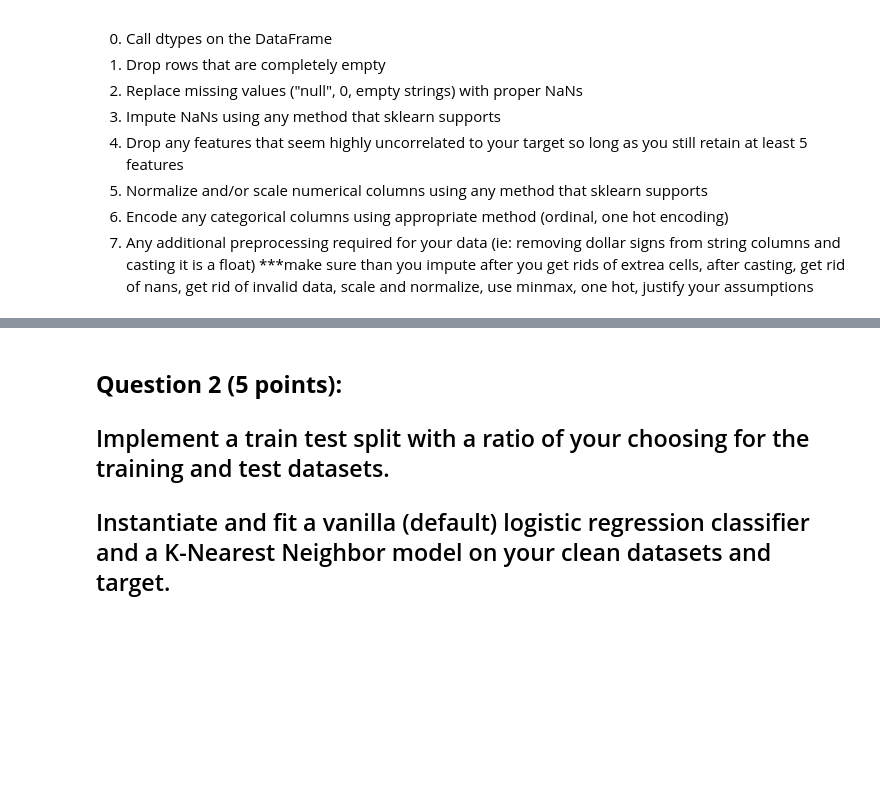
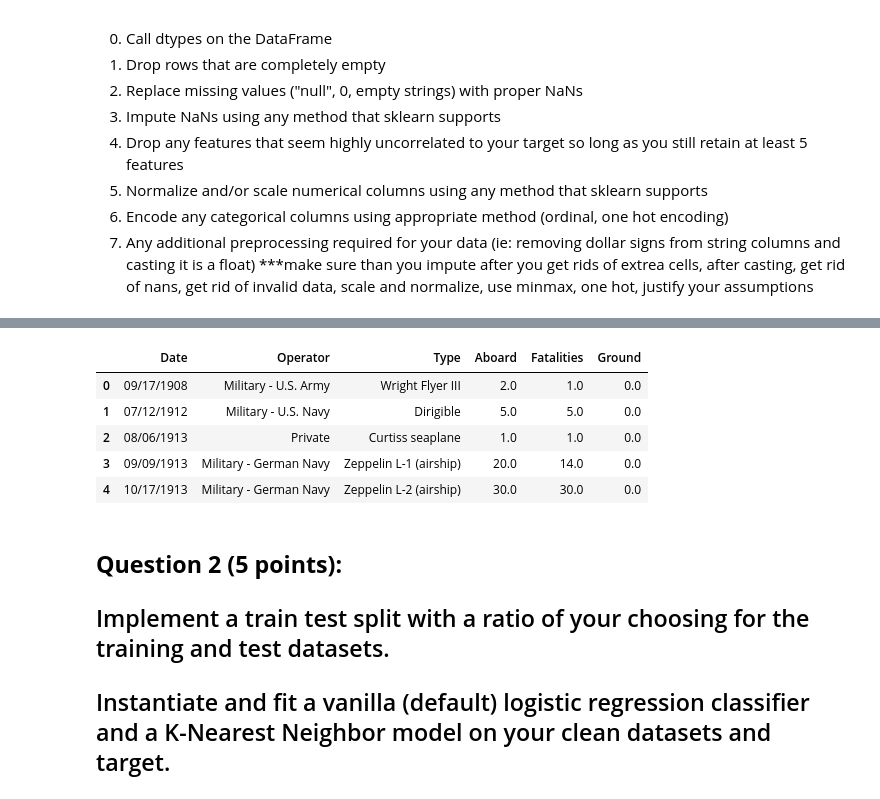
Before and after one commit to aaditiparabs/DS-3001, a Jupyter notebook: labs/Lab_2_Machine_Learning_Evaluation v2.ipynb, the cells around one changed output, grey strips where cells are left out. Cells and saved outputs as stored; diff of their text form; code cells hidden in the pictures; blank space fills up the shorter version.

```diff
--- a/labs/Lab_2_Machine_Learning_Evaluation v2.ipynb
+++ b/labs/Lab_2_Machine_Learning_Evaluation v2.ipynb
@@ -48,0 +77,19 @@ Requirement already satisfied: numpy>=1.16.6 in c:\users\aadit\anaconda3\lib\sit
+# %%
+
+#2 replace missing values with nan
+planes_df = planes_df.replace(['null', '','-'], np.nan)
+# %%
+#4 drop columns that are likely uncorrelated
+#keeping: date, operator, type, aboard, fatalities, ground
+'''planes_df.columns = planes_df.columns.str.strip()
+droplist =['index','Time','Location','Flight #','Route','Registration','cn/In','Summary']
+planes_df=planes_df.drop(droplist)'''
+planes_df = planes_df.drop(['index','Time','Location','Flight #','Route','Registration','cn/In','Summary'], axis=1, errors='ignore')
+#planes_df.head()
+# %% [output]
+|  | Date | Operator | Type | Aboard | Fatalities | Ground |
+| 0 | 09/17/1908 | Military - U.S. Army | Wright Flyer III | 2.0 | 1.0 | 0.0 |
+| 1 | 07/12/1912 | Military - U.S. Navy | Dirigible | 5.0 | 5.0 | 0.0 |
+| 2 | 08/06/1913 | Private | Curtiss seaplane | 1.0 | 1.0 | 0.0 |
+| 3 | 09/09/1913 | Military - German Navy | Zeppelin L-1 (airship) | 20.0 | 14.0 | 0.0 |
+| 4 | 10/17/1913 | Military - German Navy | Zeppelin L-2 (airship) | 30.0 | 30.0 | 0.0 |
```
Also changed, not shown: parts of 7 cells of this notebook.
